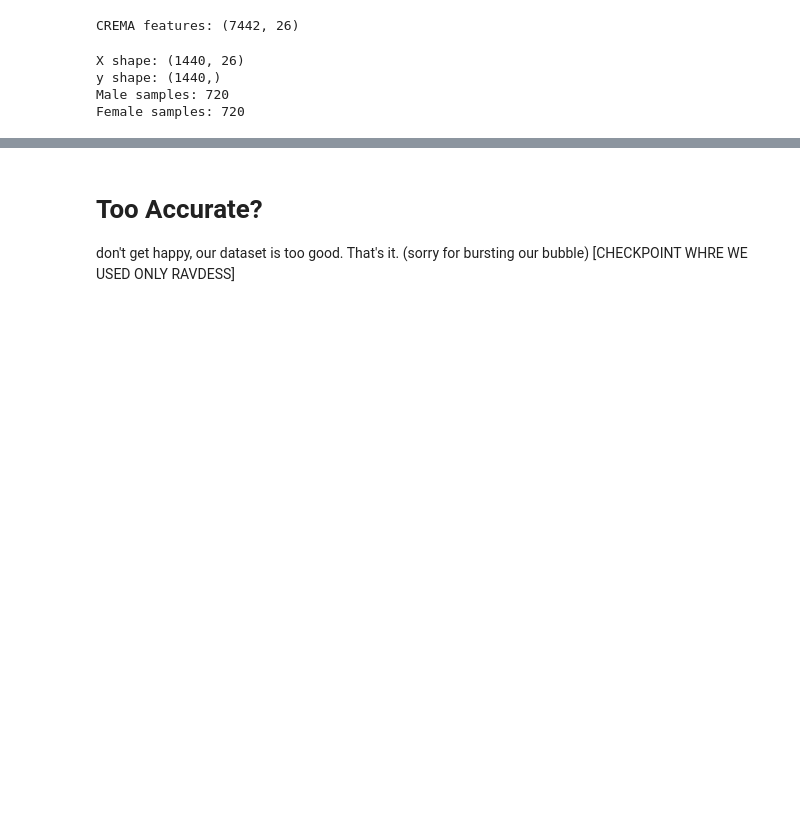
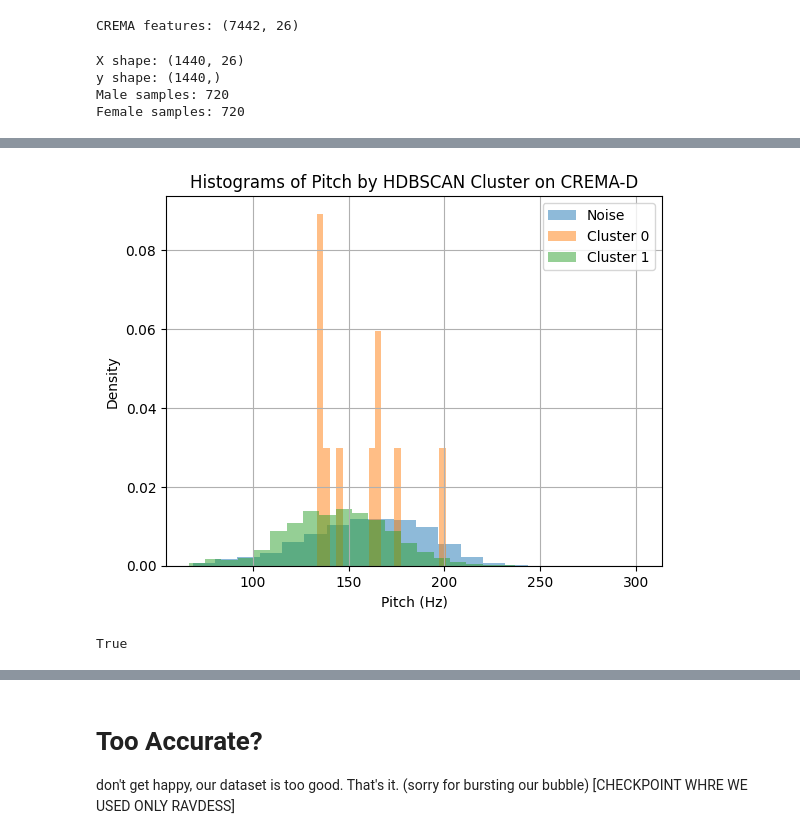
Before and after one commit to SattuSupCodes/SentimentAnalysis_TheoreticalLearning, a Jupyter notebook: diarisation_gender_basis.ipynb, the cells around one changed output, grey strips where cells are left out. Saved outputs shown, nothing was run; the diff lists cells and outputs as text; code cells hidden in the pictures; blank space fills up the shorter version.

```diff
--- a/diarisation_gender_basis.ipynb
+++ b/diarisation_gender_basis.ipynb
@@ -201,2 +277,30 @@ print(cm)
 # %%
 # np.bincount(y)
+# %%
+unique_hdb_labels = np.unique(clusters_hdb)
+
+for cluster_id in unique_hdb_labels:
+    if cluster_id == -1:
+        label_text = 'Noise'
+    else:
+        label_text = f'Cluster {cluster_id}'
+
+    # Select pitch data points belonging to the current cluster
+    cluster_pitch_data = pitches[clusters_hdb == cluster_id]
+
+    # Plot a histogram for this cluster
+    # 'alpha' makes the histograms transparent so overlaps are visible
+    plt.hist(cluster_pitch_data, bins=20, alpha=0.5, label=label_text, density=True)
+
+plt.title('Histograms of Pitch by HDBSCAN Cluster on CREMA-D')
+plt.xlabel('Pitch (Hz)')
+plt.ylabel('Density')
+plt.legend(loc='upper right')
+plt.grid(True)
+plt.show()
+# %% [output]
+[figure, added]
+# %%
+len(pitches) == len(X_crema_scaled)
+# %% [output]
+True
```
Also changed, not shown: parts of 18 cells of this notebook.
